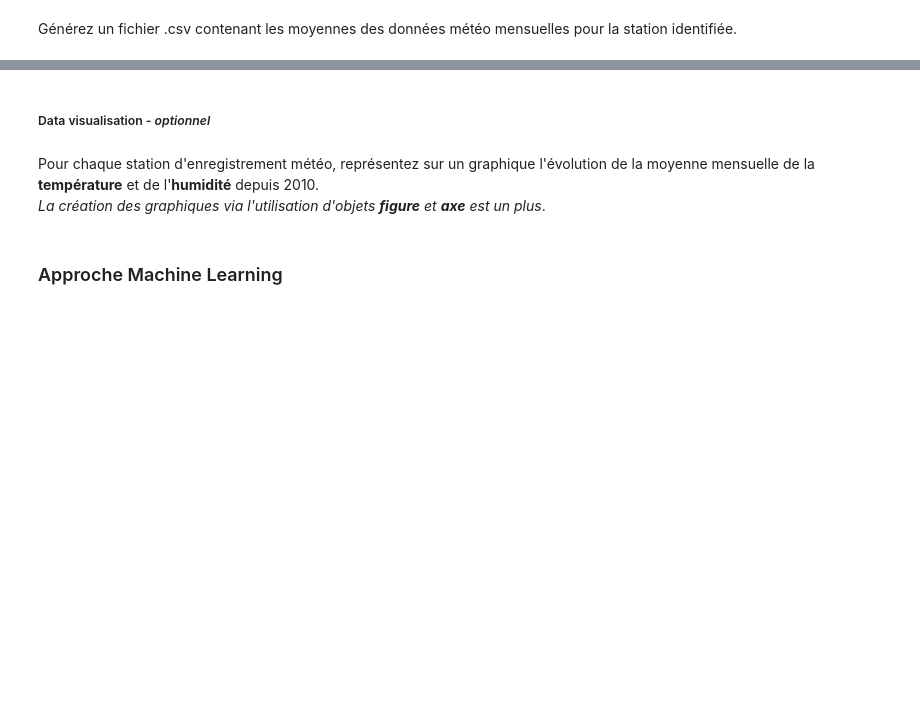
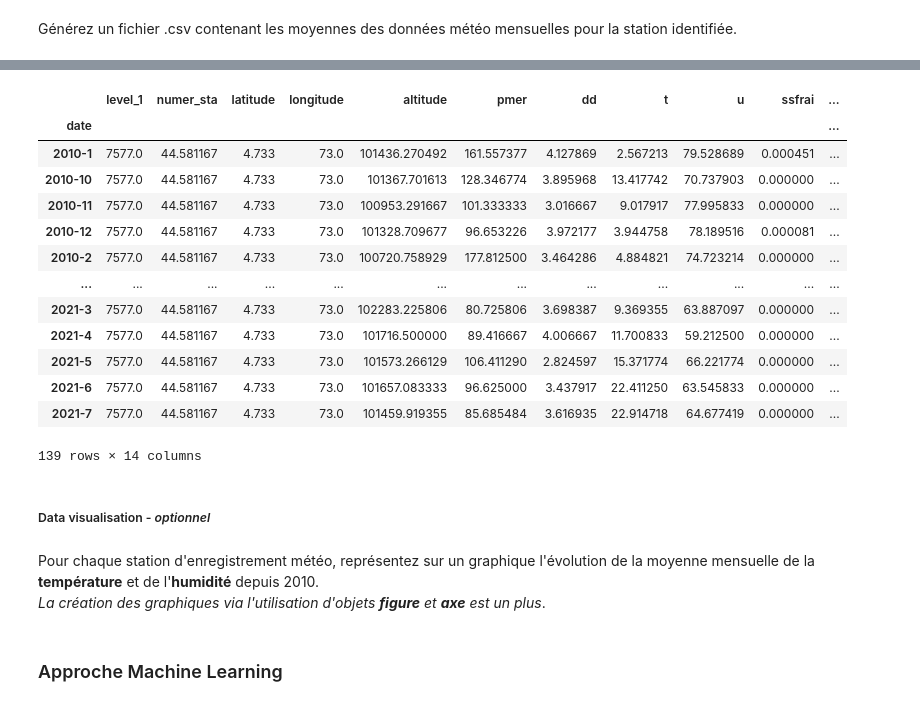
Before and after one commit to LeGregs/Test-technique, a Jupyter notebook: test_technique_0327/gregoire_bouillon_test_TA_DS.ipynb, the cells around one changed output, grey strips where cells are left out. Saved outputs shown, nothing was run; the diff lists cells and outputs as text; code cells hidden in the pictures; blank space fills up the shorter version.

```diff
--- a/test_technique_0327/gregoire_bouillon_test_TA_DS.ipynb
+++ b/test_technique_0327/gregoire_bouillon_test_TA_DS.ipynb
@@ -168,0 +253,3 @@ On peut ici s'intéresser aux outliers, et en particulier à la colonne altitude
+# %%
+df_clean = df.loc[df['numer_sta'] != outliers.numer_sta.iloc[0]]
+df_clean.describe()
@@ -172,0 +336,4 @@ Quel est le numéro de la station qui a enregistré le plus de précipitations d
+# %%
+# Le second gagnant est donc la station 44.581167
+sta_maldives = df_clean.loc[df_clean['numer_sta'] == 44.581167]
+sta_maldives
@@ -173,2 +356,8 @@ Quel est le numéro de la station qui a enregistré le plus de précipitations d
 # %% [markdown]
 Générez un fichier .csv contenant les moyennes des données météo mensuelles pour la station identifiée.
+# %%
+# Je vais ici m'intéresser à la première station valide, donc celle des Maldives
+# Je récupère la date avec reset_index et je rename la colonne
+pluie_sta_mal = sta_maldives.reset_index()
+pluie_sta_mal = pluie_sta_mal.rename(columns={'level_0' : 'date'})
+pluie_sta_mal
@@ -174,0 +378,23 @@ Générez un fichier .csv contenant les moyennes des données météo mensuelles
+# %%
+# Je transforme la colonne en objet date et je transforme cette colonne pour ne conserver que mois et année
+pluie_sta_mal['date'] = pd.to_datetime(pluie_sta_mal['date'])
+pluie_sta_mal['date'] = pluie_sta_mal['date'].map(lambda date : f"{str(date.year)}-{str(date.month)}")
+# %%
+# Je regroupe les données par mois et année et prend la moyenne
+pluie_sta_mal_mois = pluie_sta_mal.groupby('date').mean()
+pluie_sta_mal_mois
+# %% [output]
+|  | level_1 | numer_sta | latitude | longitude | altitude | pmer | dd | t | u | ssfrai | ... |
+| date |  |  |  |  |  |  |  |  |  |  | ... |
+| 2010-1 | 7577.0 | 44.581167 | 4.733 | 73.0 | 101436.270492 | 161.557377 | 4.127869 | 2.567213 | 79.528689 | 0.000451 | ... |
+| 2010-10 | 7577.0 | 44.581167 | 4.733 | 73.0 | 101367.701613 | 128.346774 | 3.895968 | 13.417742 | 70.737903 | 0.000000 | ... |
+| 2010-11 | 7577.0 | 44.581167 | 4.733 | 73.0 | 100953.291667 | 101.333333 | 3.016667 | 9.017917 | 77.995833 | 0.000000 | ... |
+| 2010-12 | 7577.0 | 44.581167 | 4.733 | 73.0 | 101328.709677 | 96.653226 | 3.972177 | 3.944758 | 78.189516 | 0.000081 | ... |
+| 2010-2 | 7577.0 | 44.581167 | 4.733 | 73.0 | 100720.758929 | 177.812500 | 3.464286 | 4.884821 | 74.723214 | 0.000000 | ... |
+| ... | ... | ... | ... | ... | ... | ... | ... | ... | ... | ... | ... |
+| 2021-3 | 7577.0 | 44.581167 | 4.733 | 73.0 | 102283.225806 | 80.725806 | 3.698387 | 9.369355 | 63.887097 | 0.000000 | ... |
+| 2021-4 | 7577.0 | 44.581167 | 4.733 | 73.0 | 101716.500000 | 89.416667 | 4.006667 | 11.700833 | 59.212500 | 0.000000 | ... |
+| 2021-5 | 7577.0 | 44.581167 | 4.733 | 73.0 | 101573.266129 | 106.411290 | 2.824597 | 15.371774 | 66.221774 | 0.000000 | ... |
+| 2021-6 | 7577.0 | 44.581167 | 4.733 | 73.0 | 101657.083333 | 96.625000 | 3.437917 | 22.411250 | 63.545833 | 0.000000 | ... |
+| 2021-7 | 7577.0 | 44.581167 | 4.733 | 73.0 | 101459.919355 | 85.685484 | 3.616935 | 22.914718 | 64.677419 | 0.000000 | ... |
+139 rows × 14 columns
```
Also changed, not shown: parts of 22 cells of this notebook.
